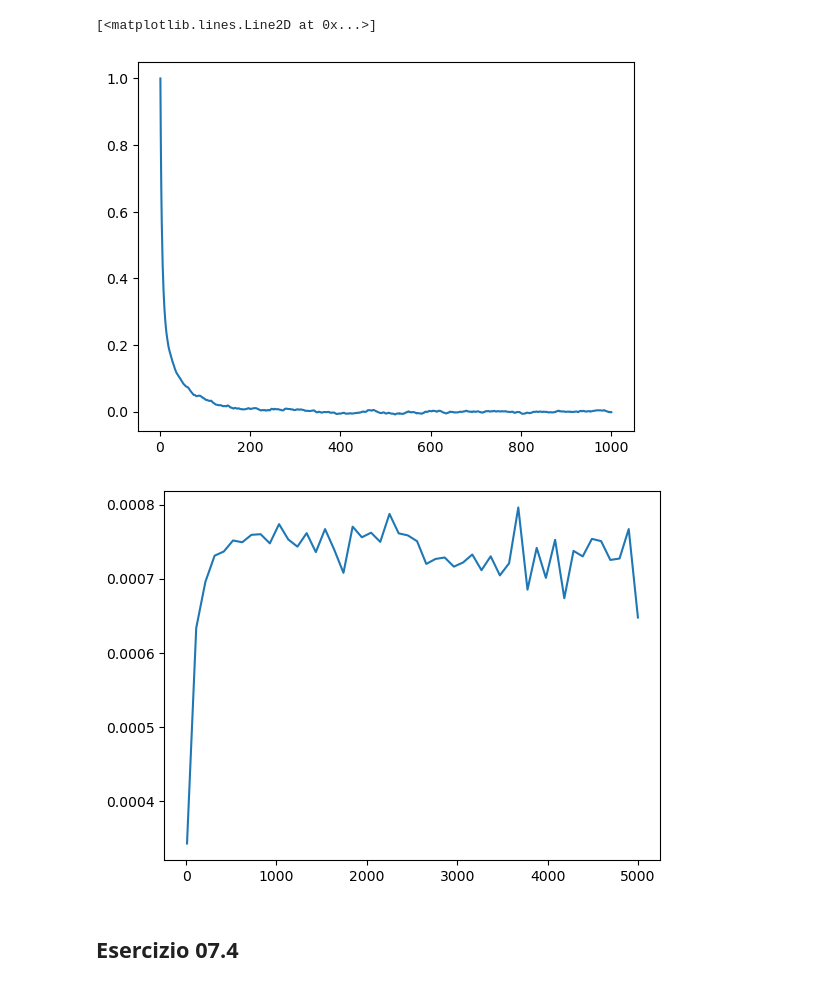
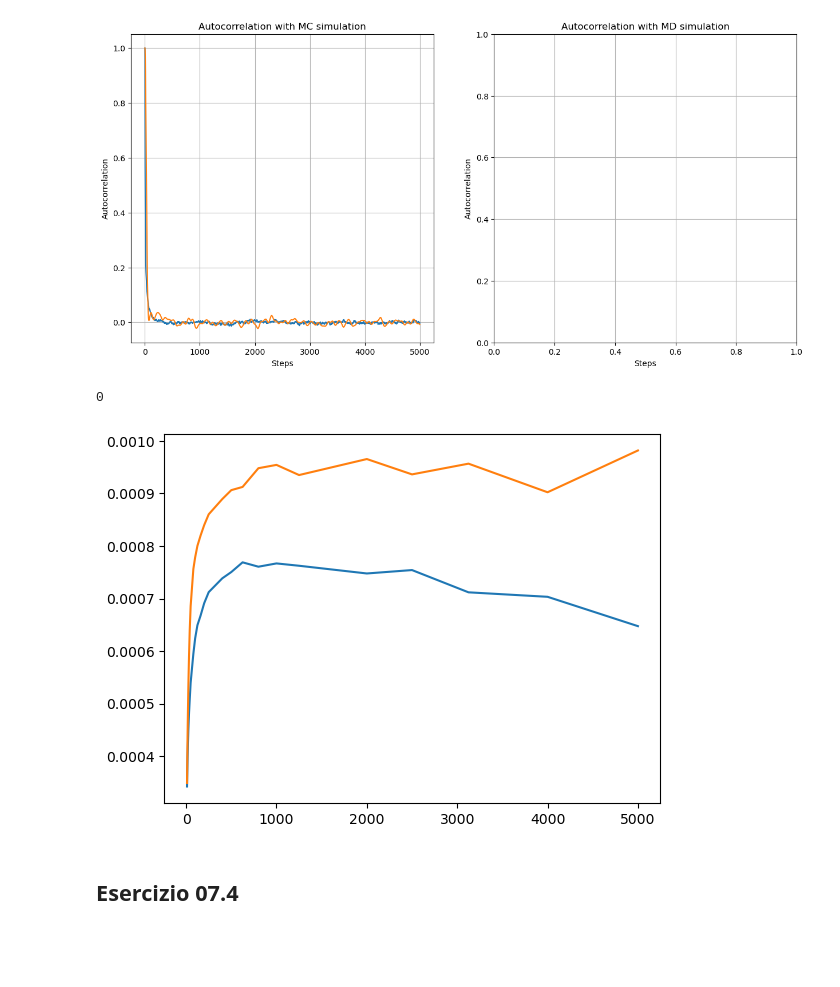
Before and after one commit to Nessun0o0/LSN, a Jupyter notebook: 07-Exercises/SOURCE/LSN07.ipynb, the cells around one changed output. Drawn from its saved outputs; the diff is of its cells as text; code cells hidden in the pictures; blank space fills up the shorter version.

Commit message:
Made plots of exercise 7

```diff
--- a/07-Exercises/SOURCE/LSN07.ipynb
+++ b/07-Exercises/SOURCE/LSN07.ipynb
@@ -19,12 +19,26 @@ def compute_autocorrelation(data, t_lim):
 
     return autocorr
 # %%
-steps, energy = np.loadtxt("../OUTPUT-2/potential_energy.dat", usecols=(0,1), unpack=True)
+steps, energy_MC = np.loadtxt("../OUTPUT-2/potential_energy.dat", usecols=(0,1), unpack=True)
+energy_MD = np.loadtxt("../OUTPUT-3/potential_energy.dat", usecols=(1), unpack=True)
 
-tmax = 1000
-autocorrelation = compute_autocorrelation(energy, tmax)
+tmax = 5000
+autocorrelation_MC = compute_autocorrelation(energy_MC, tmax)
+autocorrelation_MD = compute_autocorrelation(energy_MD, tmax)
 # %%
-plt.plot(steps[:tmax], autocorrelation)
+fig, axs = plt.subplots(1, 2, figsize=(15,7))
+
+axs[0].plot(steps[:tmax], autocorrelation_MC)
+axs[0].plot(steps[:tmax], autocorrelation_MD)
+
+axs[0].set_title("Autocorrelation with MC simulation")
+axs[0].set_ylabel("Autocorrelation")
+axs[0].set_xlabel("Steps")
+axs[0].grid()
+
+axs[1].set_title("Autocorrelation with MD simulation")
+axs[1].set_ylabel("Autocorrelation")
+axs[1].set_xlabel("Steps")
+axs[1].grid()
 # %% [output]
-[<matplotlib.lines.Line2D at 0x...>]
-[figure, old version]
+[figure, new version]
@@ -31,22 +55,18 @@ plt.plot(steps[:tmax], autocorrelation)
+# %%
+print(1//2)
+# %% [output]
+0
 # %%
-L = np.linspace(10,5000)
-#L = [10, 20, 40, 50, 80, 100, 200, 400, 500, 800, 1000, 5000]
+#L = np.linspace(10,5000)
+L = np.array( [n for n in range(10, 5001) if int(steps[-1])%n == 0] ) # Array of all divisors of the number of data less or equal to 5000
 
-def error(L, data):
-    N = int(len(data)//L)
-    """ averages = np.zeros(N)
-    for i in range(N):
-        averages[i] = np.sum(data[i*L:(i+1)*L]) """
-    averages = np.array([np.sum(data[i*L:(i+1)*L]) / L for i in range(N)])
-    sum_averages = np.sum(averages) / N
-    sum_averages2 = np.sum(averages * averages) / N
-    return math.sqrt((sum_averages2-np.power(sum_averages,2))/(N-1))
+errors_MC = [error(int(l), energy_MC) for l in L]
+errors_MD = [error(int(l), energy_MD) for l in L]
 
-errors = [error(int(l), energy) for l in L]
-
-plt.plot(L, errors);
+plt.plot(L, errors_MC);
+plt.plot(L, errors_MD);
 # %% [output]
-[figure, old version]
+[figure, new version]
 # %% [markdown]
 ## Esercizio 07.4
 # %%
```
Also changed, not shown: parts of 2 cells of this notebook, 3 other files.
